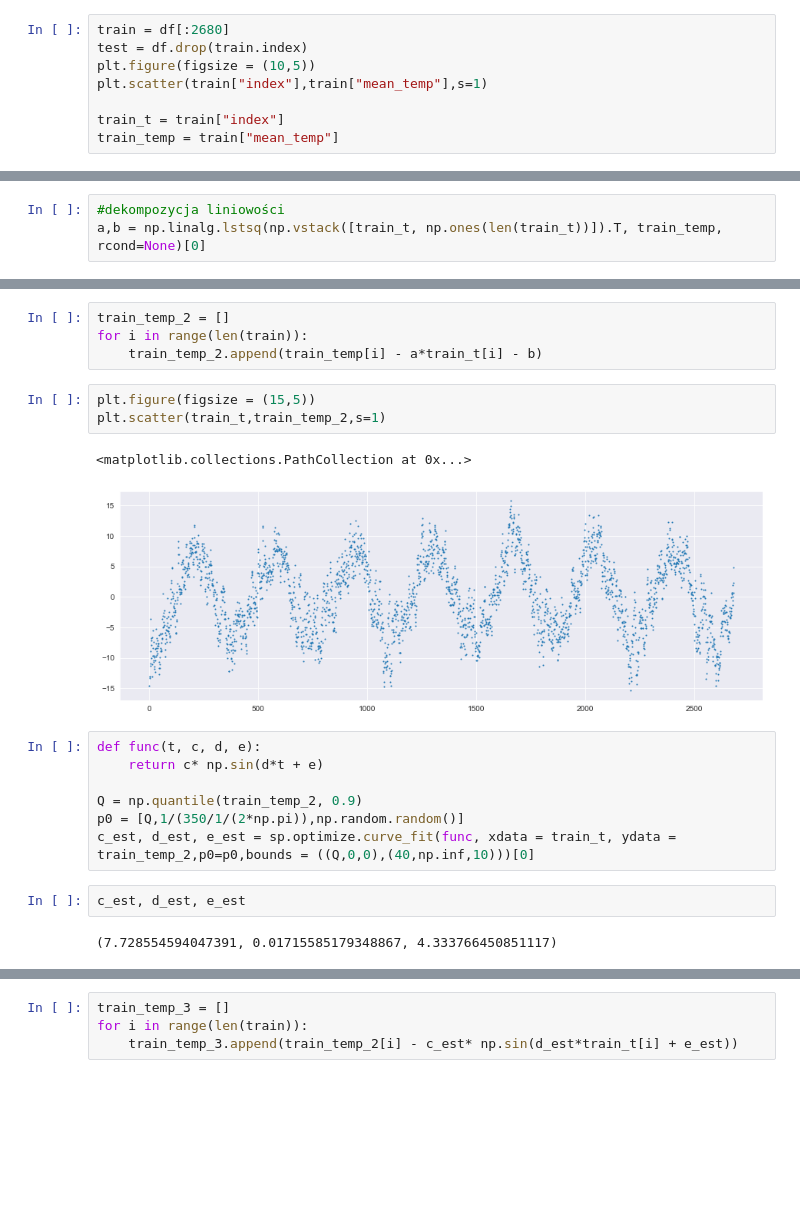
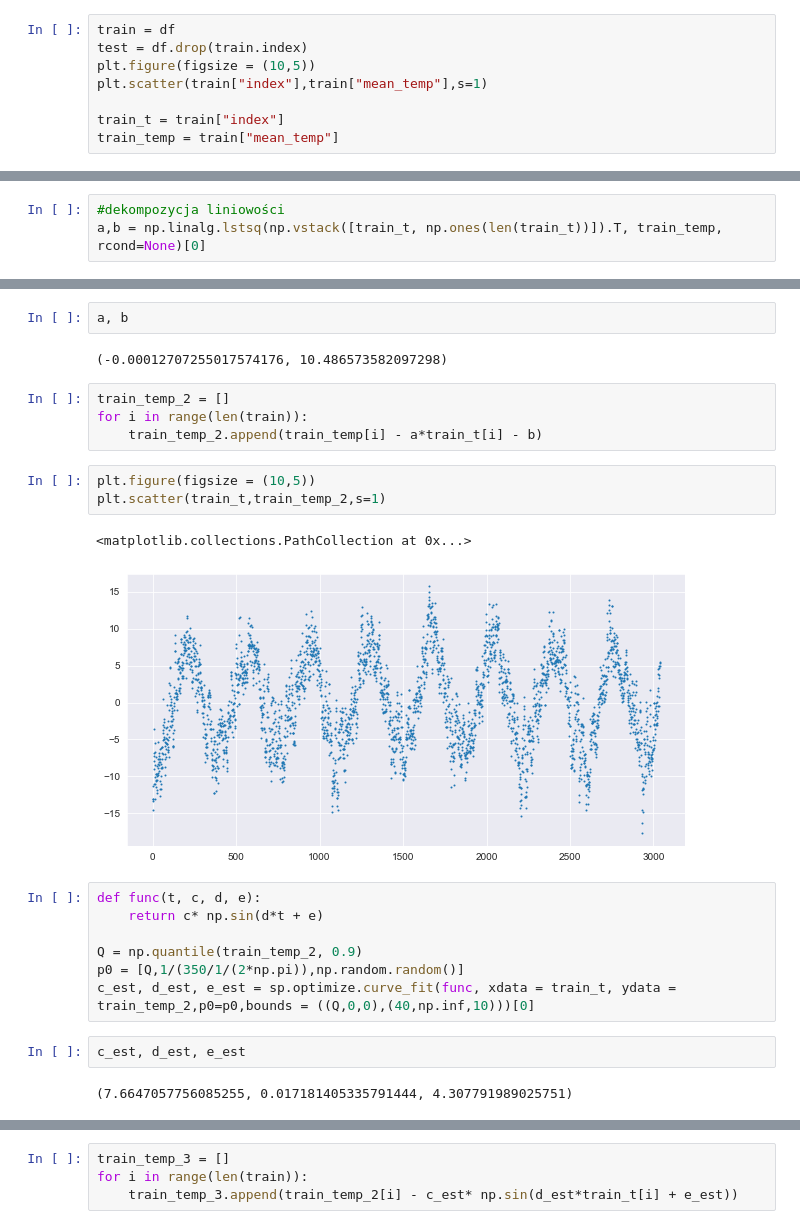
Before and after one commit to zlekoty/komputerowa_analiza_szereg-w_czasowych, a Jupyter notebook: kaszczR2/kaszczR2.ipynb, the cells around one changed output, grey strips where cells are left out. Cells and saved outputs as stored; diff of their text form; blank space fills up the shorter version.

```diff
--- a/kaszczR2/kaszczR2.ipynb
+++ b/kaszczR2/kaszczR2.ipynb
@@ -57,5 +67,5 @@ plt.scatter(t,temp,s=1)
 # %%
-train = df[:2680]
+train = df
 test = df.drop(train.index)
 plt.figure(figsize = (10,5))
 plt.scatter(train["index"],train["mean_temp"],s=1)
@@ -77,13 +93,17 @@ plt.plot(train_t,a*train_t+b,"r")
+# %%
+a, b
+# %% [output]
+(-0.00012707255017574176, 10.486573582097298)
 # %%
 train_temp_2 = []
 for i in range(len(train)):
     train_temp_2.append(train_temp[i] - a*train_t[i] - b)
 # %%
-plt.figure(figsize = (15,5))
+plt.figure(figsize = (10,5))
 plt.scatter(train_t,train_temp_2,s=1)
 # %% [output]
 <matplotlib.collections.PathCollection at 0x...>
-[figure, old version]
+[figure, new version]
 # %%
 def func(t, c, d, e):
     return c* np.sin(d*t + e)
@@ -94,5 +114,5 @@ c_est, d_est, e_est = sp.optimize.curve_fit(func, xdata = train_t, ydata = train
 # %%
 c_est, d_est, e_est
 # %% [output]
-(7.728554594047391, 0.01715585179348867, 4.333766450851117)
+(7.6647057756085255, 0.017181405335791444, 4.307791989025751)
 # %%
```
Also changed, not shown: parts of 15 cells of this notebook, 9 other files.
